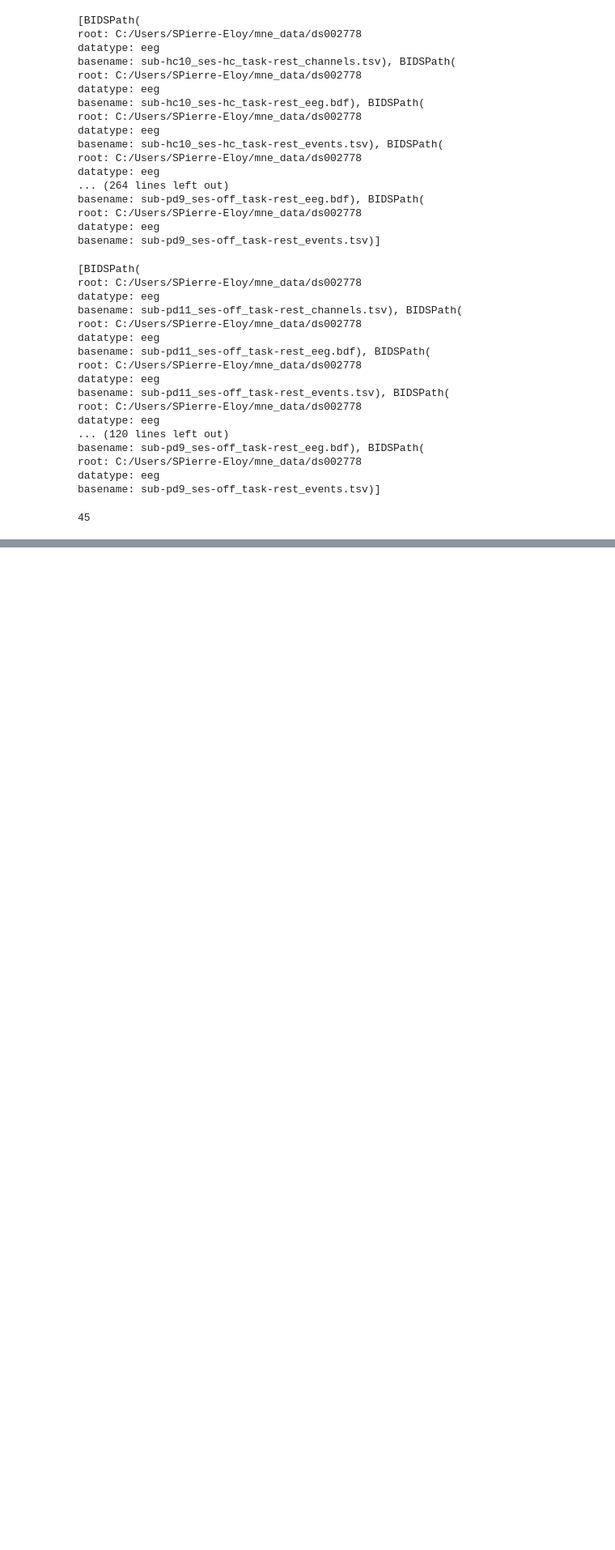
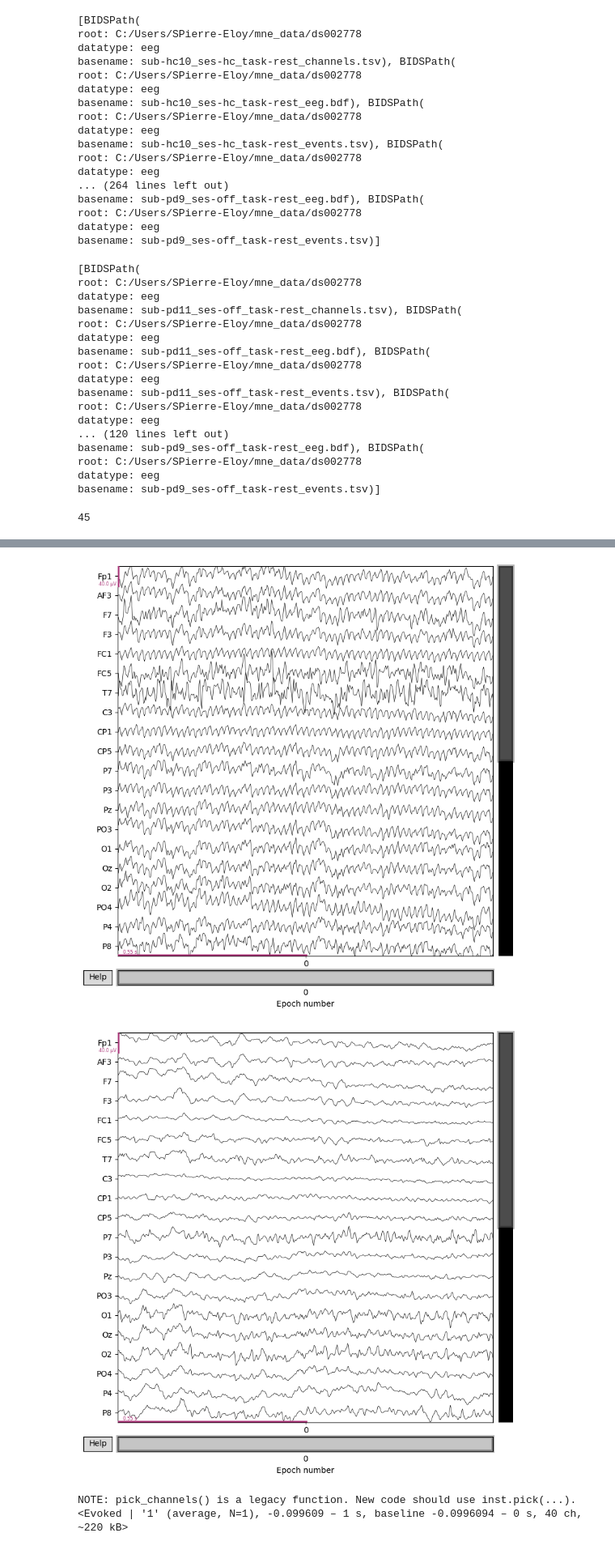
Before and after one commit to SPierre-Eloy/In-HousePOC3, a Jupyter notebook: in_housepoc3/Openneuro.ipynb, the cells around one changed output, grey strips where cells are left out. Shown at 81% size. Drawn from its saved outputs; the diff is of its cells as text; code cells hidden in the pictures; blank space fills up the shorter version.

```diff
--- a/in_housepoc3/Openneuro.ipynb
+++ b/in_housepoc3/Openneuro.ipynb
@@ -146,0 +211,7 @@ print(senior)
+# %%
+ep_senior = []
+for s in senior:
+    ep_senior += [mne.Epochs(s[0], s[1], tmin=-0.1, tmax=1, baseline=(None, 0), preload=True)]
+ep_notsenior = []
+for ns in notsenior:
+    ep_notsenior += [mne.Epochs(ns[0], ns[1], tmin=-0.1, tmax=1, baseline=(None, 0), preload=True)]
@@ -146,0 +236,9 @@ print(senior)
+# %%
+ep_senior[0].plot()
+ep_notsenior[1].plot()
+print(ep_senior[0].average())
+# %% [output]
+[figure, added]
+[figure, added]
+NOTE: pick_channels() is a legacy function. New code should use inst.pick(...).
+<Evoked | '1' (average, N=1), -0.099609 – 1 s, baseline -0.0996094 – 0 s, 40 ch, ~220 kB>
```
Also changed, not shown: parts of 11 cells of this notebook.
